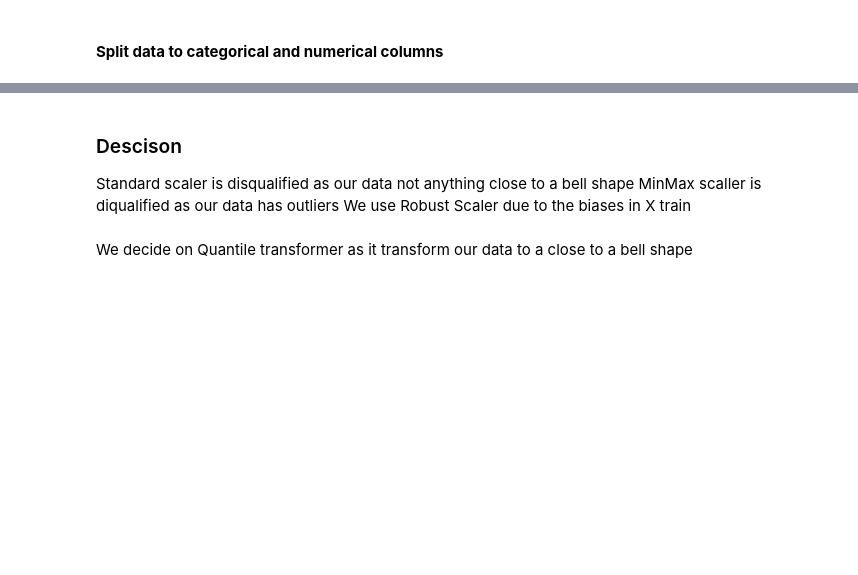
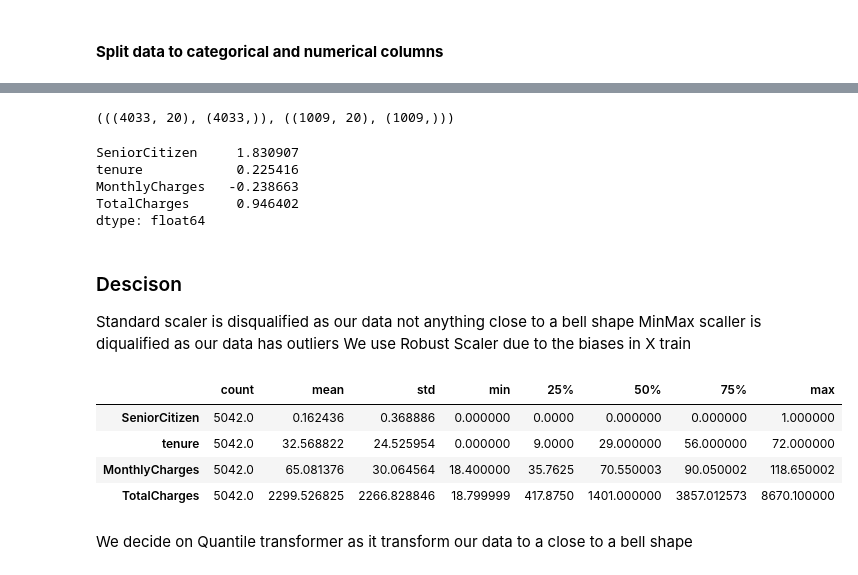
Before and after one commit to MayayaPatrick/Churn-rate-Prediction-Model, a Jupyter notebook: notebooks/main.ipynb, the cells around one changed output, grey strips where cells are left out. Drawn from its saved outputs; the diff is of its cells as text; code cells hidden in the pictures; blank space fills up the shorter version.

Commit message:
split data to categorical and numerical columns

```diff
--- a/notebooks/main.ipynb
+++ b/notebooks/main.ipynb
@@ -707,7 +771,9 @@ train.head()
 # %%
-# # Split the data
-# X_train, X_test, y_train, y_test = train_test_split(X, y, test_size=0.2, stratify=y, random_state=42)
+# Split the data
+X_train, X_test, y_train, y_test = train_test_split(X, y, test_size=0.2, stratify=y, random_state=42)
 
-# # Print the shapes of the resulting datasets
-# (X_train.shape, y_train.shape), (X_test.shape, y_test.shape)
+# Print the shapes of the resulting datasets
+(X_train.shape, y_train.shape), (X_test.shape, y_test.shape)
+# %% [output]
+(((4033, 20), (4033,)), ((1009, 20), (1009,)))
 # %%
@@ -721,13 +787,25 @@ train.head()
 # %%
-# # Check skewness to determine which scaler to use
-# X.select_dtypes('number').skew()
+# Check skewness to determine which scaler to use
+X.select_dtypes('number').skew()
+# %% [output]
+SeniorCitizen     1.830907
+tenure            0.225416
+MonthlyCharges   -0.238663
+TotalCharges      0.946402
+dtype: float64
 # %% [markdown]
 ### Descison
 Standard scaler is disqualified as our data not anything close to a bell shape
 MinMax scaller is diqualified as our data has outliers
 We use Robust Scaler due to the biases in X train
 # %%
-# X.describe().T
+X.describe().T
+# %% [output]
+|  | count | mean | std | min | 25% | 50% | 75% | max |
+| SeniorCitizen | 5042.0 | 0.162436 | 0.368886 | 0.000000 | 0.0000 | 0.000000 | 0.000000 | 1.000000 |
+| tenure | 5042.0 | 32.568822 | 24.525954 | 0.000000 | 9.0000 | 29.000000 | 56.000000 | 72.000000 |
+| MonthlyCharges | 5042.0 | 65.081376 | 30.064564 | 18.400000 | 35.7625 | 70.550003 | 90.050002 | 118.650002 |
+| TotalCharges | 5042.0 | 2299.526825 | 2266.828846 | 18.799999 | 417.8750 | 1401.000000 | 3857.012573 | 8670.100000 |
 # %% [markdown]
 We decide on Quantile transformer as it transform our data to a close to a bell shape
 # %% [markdown]
```
Also changed, not shown: parts of 15 cells of this notebook.
